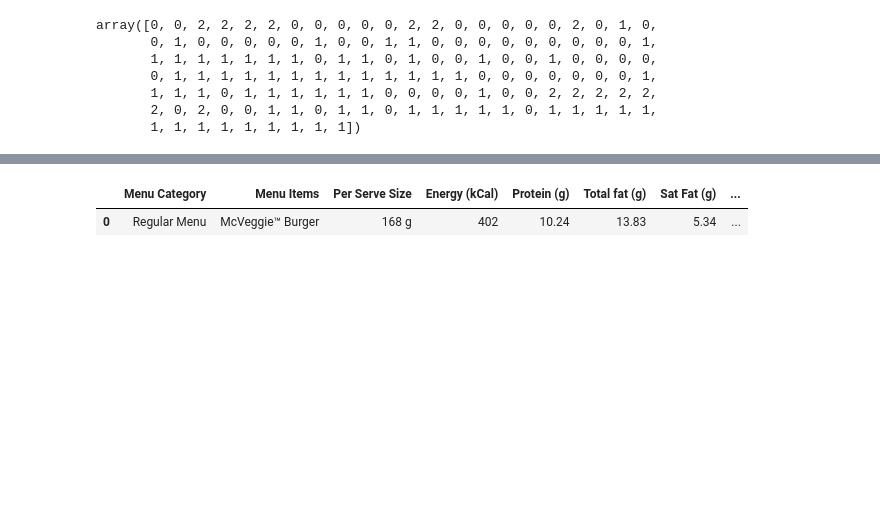
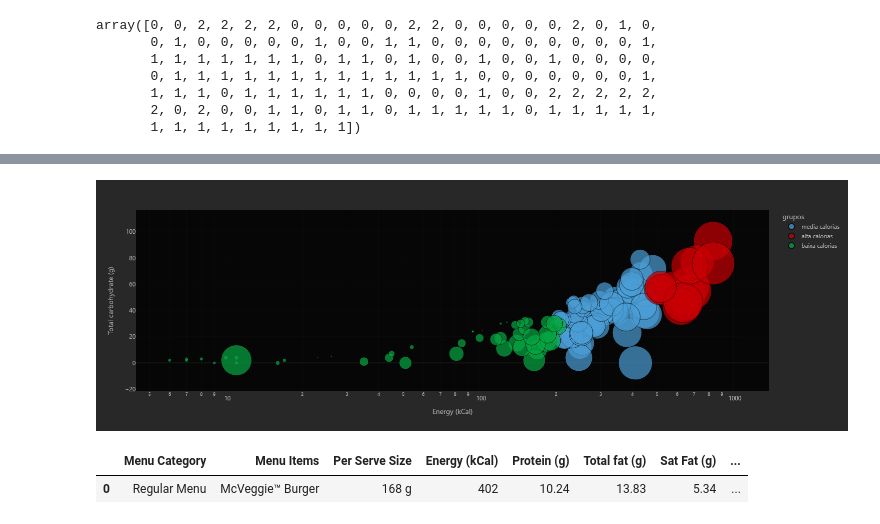
Before and after one commit to Lucianojr01/Analise_mac_donalt, a Jupyter notebook: Analise_Mac_india.ipynb, the cells around one changed output, grey strips where cells are left out. Cells and saved outputs as stored; diff of their text form; code cells hidden in the pictures; blank space fills up the shorter version.

```diff
--- a/Analise_Mac_india.ipynb
+++ b/Analise_Mac_india.ipynb
@@ -302,7 +307,11 @@ def ajustando(self):
 tabela['grupos'] = tabela['grupos'].apply(ajustando)
 # %%
-px.scatter(tabela, x='Energy (kCal)', y='Total carbohydrate (g)',size='Total fat (g)',template='cyborg'
-           , color='grupos',hover_name='Menu Items', log_x=True, size_max=60)
+#plot grafico de dispersao saber como esta distribuidos os dados em relaçao a calorias ,carboidrato e gordura total
+fig =px.scatter(tabela, x='Energy (kCal)', y='Total carbohydrate (g)',size='Total fat (g)',template='cyborg'
+           , color='grupos',hover_name='Menu Items', log_x=True, size_max=60,width=1500)
+fig.show('png')
+# %% [output]
+[figure, added]
 # %%
 tabela.head(1)
 # %% [output]
```
Also changed, not shown: parts of 22 cells of this notebook.
